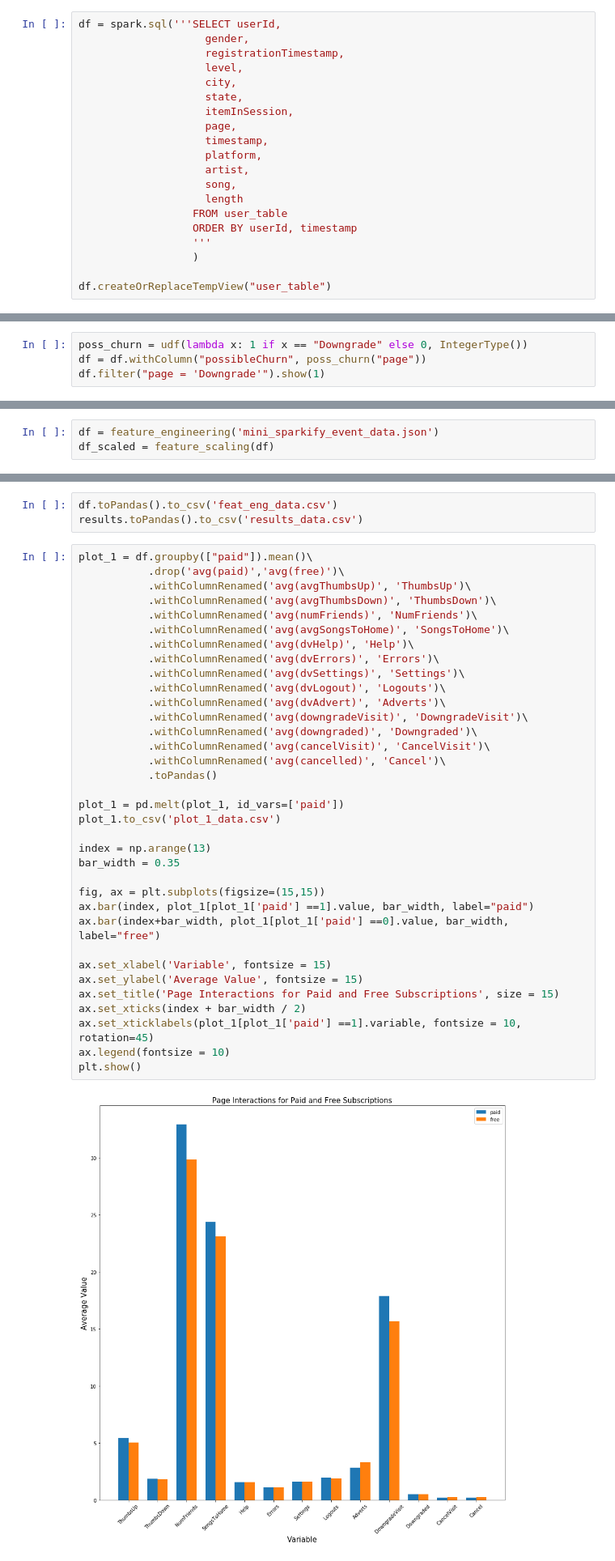
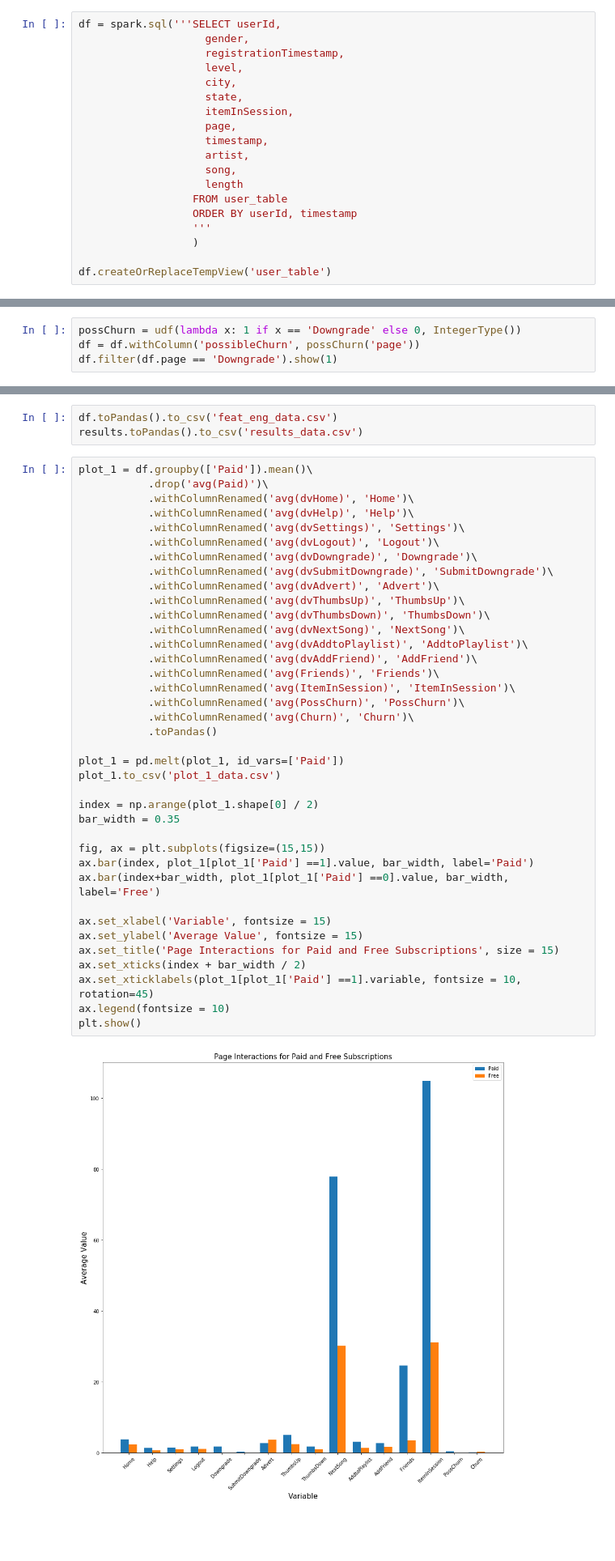
Before and after one commit to PZebarth/Python-Spark-Big-Data-Supervised-Learning, a Jupyter notebook: Sparkify.ipynb, the cells around one changed output, grey strips where cells are left out. Shown: that part at 81% size. Saved outputs shown, nothing was run; the diff lists cells and outputs as text; blank space fills up the shorter version.

```diff
--- a/Sparkify.ipynb
+++ b/Sparkify.ipynb
@@ -890,7 +859,6 @@ df = spark.sql('''SELECT userId,
                     itemInSession,
                     page,
                     timestamp,
-                    platform,
                     artist,
                     song,
                     length
@@ -899,7 +867,7 @@ df = spark.sql('''SELECT userId,
                   '''
                   )
 
-df.createOrReplaceTempView("user_table")
+df.createOrReplaceTempView('user_table')
 # %% [markdown]
 ### Defining Churn
 
@@ -921,6 +889,6 @@ df.filter("page = 'Downgrade'").show(1)
 only showing top 1 row
 # %%
-poss_churn = udf(lambda x: 1 if x == "Downgrade" else 0, IntegerType())
-df = df.withColumn("possibleChurn", poss_churn("page"))
-df.filter("page = 'Downgrade'").show(1)
+possChurn = udf(lambda x: 1 if x == 'Downgrade' else 0, IntegerType())
+df = df.withColumn('possibleChurn', possChurn('page'))
+df.filter(df.page == 'Downgrade').show(1)
 # %% [output]
@@ -1543,6 +1291,3 @@ def feature_scaling(df):
-# %%
-df = feature_engineering('mini_sparkify_event_data.json')
-df_scaled = feature_scaling(df)
 # %%
 df_scaled.show(3)
 # %% [output]
@@ -1911,40 +1670,43 @@ df.select(["cancelVisit","free","paid","cancelled"])\
 df.toPandas().to_csv('feat_eng_data.csv')
 results.toPandas().to_csv('results_data.csv')
 # %%
-plot_1 = df.groupby(["paid"]).mean()\
-           .drop('avg(paid)','avg(free)')\
-           .withColumnRenamed('avg(avgThumbsUp)', 'ThumbsUp')\
-           .withColumnRenamed('avg(avgThumbsDown)', 'ThumbsDown')\
-           .withColumnRenamed('avg(numFriends)', 'NumFriends')\
-           .withColumnRenamed('avg(avgSongsToHome)', 'SongsToHome')\
+plot_1 = df.groupby(['Paid']).mean()\
+           .drop('avg(Paid)')\
+           .withColumnRenamed('avg(dvHome)', 'Home')\
            .withColumnRenamed('avg(dvHelp)', 'Help')\
-           .withColumnRenamed('avg(dvErrors)', 'Errors')\
            .withColumnRenamed('avg(dvSettings)', 'Settings')\
-           .withColumnRenamed('avg(dvLogout)', 'Logouts')\
-           .withColumnRenamed('avg(dvAdvert)', 'Adverts')\
-           .withColumnRenamed('avg(downgradeVisit)', 'DowngradeVisit')\
-           .withColumnRenamed('avg(downgraded)', 'Downgraded')\
-           .withColumnRenamed('avg(cancelVisit)', 'CancelVisit')\
-           .withColumnRenamed('avg(cancelled)', 'Cancel')\
+           .withColumnRenamed('avg(dvLogout)', 'Logout')\
+           .withColumnRenamed('avg(dvDowngrade)', 'Downgrade')\
+           .withColumnRenamed('avg(dvSubmitDowngrade)', 'SubmitDowngrade')\
+           .withColumnRenamed('avg(dvAdvert)', 'Advert')\
+           .withColumnRenamed('avg(dvThumbsUp)', 'ThumbsUp')\
+           .withColumnRenamed('avg(dvThumbsDown)', 'ThumbsDown')\
+           .withColumnRenamed('avg(dvNextSong)', 'NextSong')\
+           .withColumnRenamed('avg(dvAddtoPlaylist)', 'AddtoPlaylist')\
+           .withColumnRenamed('avg(dvAddFriend)', 'AddFriend')\
+           .withColumnRenamed('avg(Friends)', 'Friends')\
+           .withColumnRenamed('avg(ItemInSession)', 'ItemInSession')\
+           .withColumnRenamed('avg(PossChurn)', 'PossChurn')\
+           .withColumnRenamed('avg(Churn)', 'Churn')\
            .toPandas()
 
-plot_1 = pd.melt(plot_1, id_vars=['paid'])
+plot_1 = pd.melt(plot_1, id_vars=['Paid'])
 plot_1.to_csv('plot_1_data.csv')
 
-index = np.arange(13)
+index = np.arange(plot_1.shape[0] / 2)
 bar_width = 0.35
 
 fig, ax = plt.subplots(figsize=(15,15))
-ax.bar(index, plot_1[plot_1['paid'] ==1].value, bar_width, label="paid")
-ax.bar(index+bar_width, plot_1[plot_1['paid'] ==0].value, bar_width, label="free")
+ax.bar(index, plot_1[plot_1['Paid'] ==1].value, bar_width, label='Paid')
+ax.bar(index+bar_width, plot_1[plot_1['Paid'] ==0].value, bar_width, label='Free')
 
 ax.set_xlabel('Variable', fontsize = 15)
 ax.set_ylabel('Average Value', fontsize = 15)
 ax.set_title('Page Interactions for Paid and Free Subscriptions', size = 15)
 ax.set_xticks(index + bar_width / 2)
-ax.set_xticklabels(plot_1[plot_1['paid'] ==1].variable, fontsize = 10, rotation=45)
+ax.set_xticklabels(plot_1[plot_1['Paid'] ==1].variable, fontsize = 10, rotation=45)
 ax.legend(fontsize = 10)
 plt.show()
 # %% [output]
-[figure, old version]
+[figure, new version]
 # %%
```
Also changed, not shown: parts of 75 cells of this notebook.
